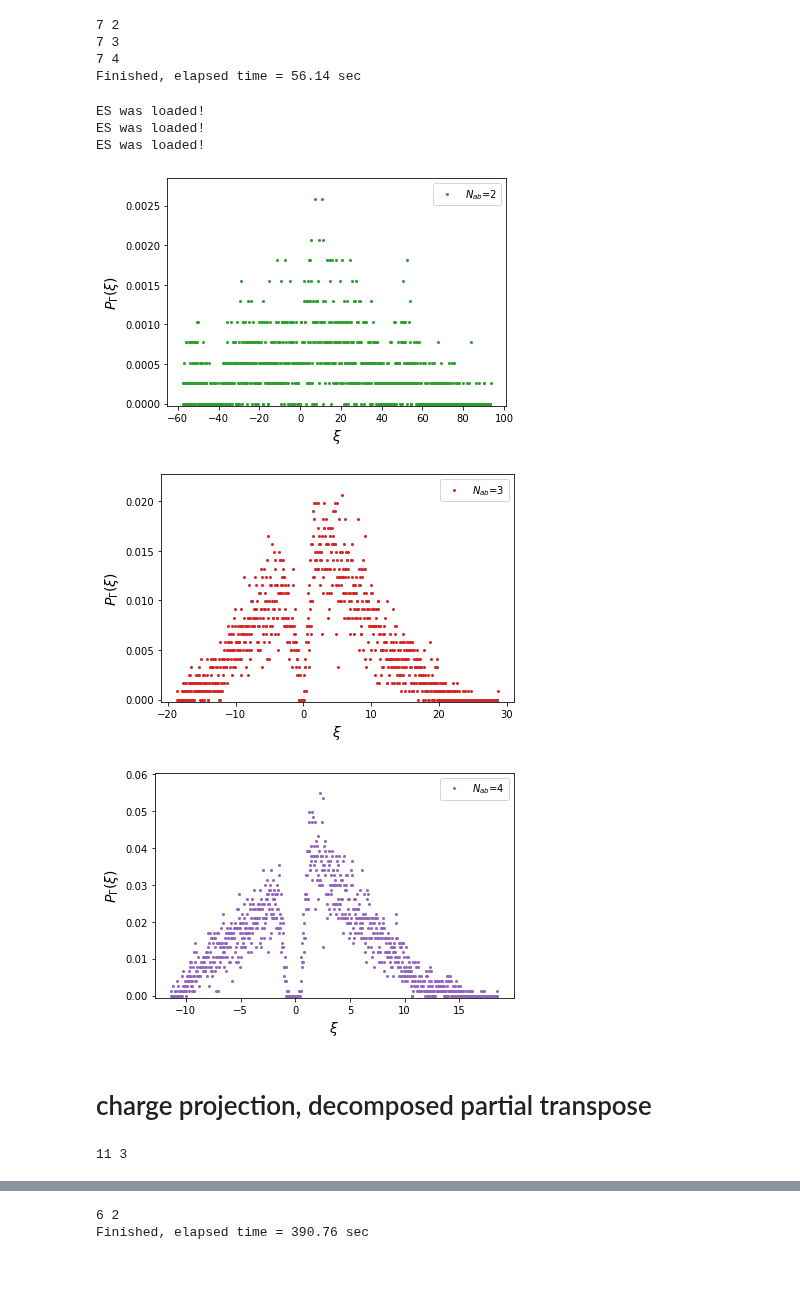
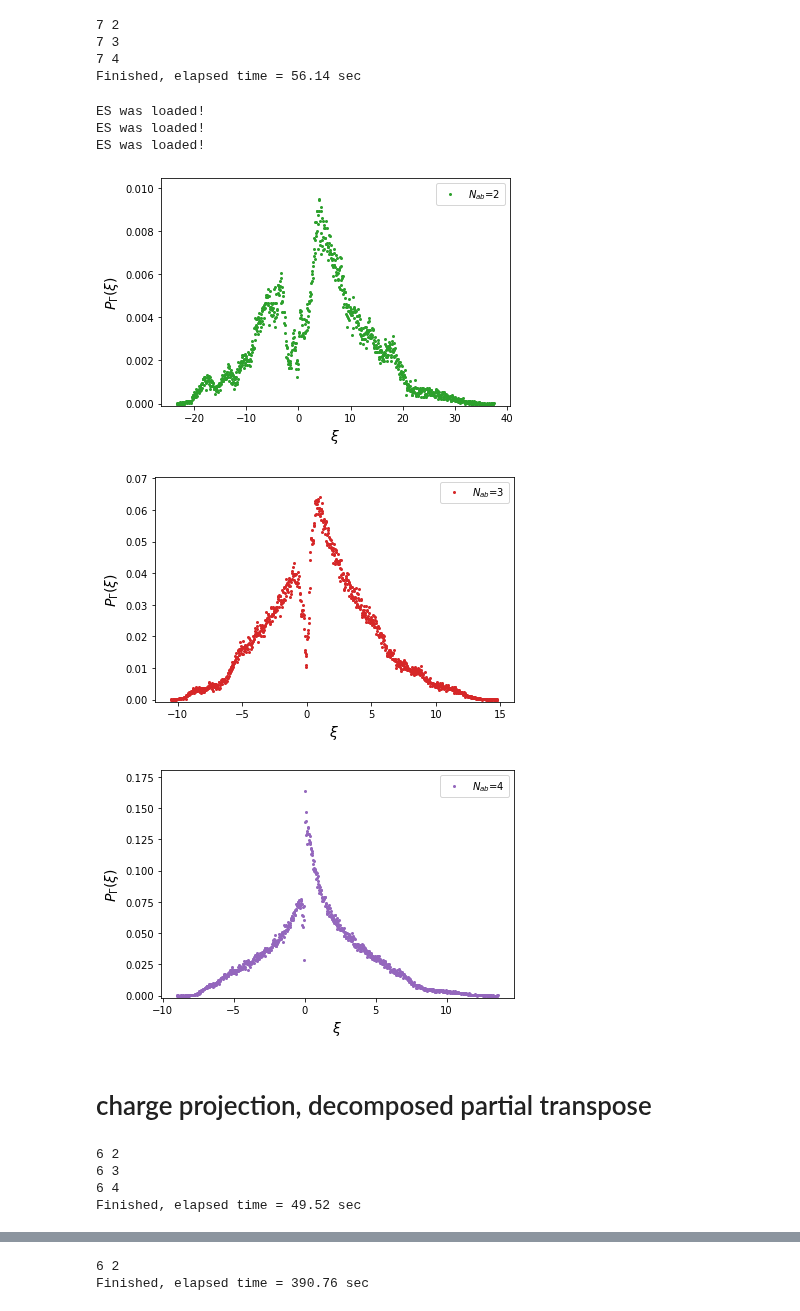
Before and after one commit to hassan-shap/RMT, a Jupyter notebook: U1_symmetry.ipynb, the cells around one changed output, grey strips where cells are left out. Saved outputs shown, nothing was run; the diff lists cells and outputs as text; code cells hidden in the pictures; blank space fills up the shorter version.

```diff
--- a/U1_symmetry.ipynb
+++ b/U1_symmetry.ipynb
@@ -789,7 +789,7 @@ Lb=6
 Na=r**La
 Nb=r**Lb
 
-Lc=4
+Lc=5
 
 Npt = int((La+Lb+Lc)/2)
 # Npt_ab_list = np.arange(max(Npt-Lc,1),int((La+Lb))+1)
@@ -842,54 +842,54 @@ for i_pt in Npt_ab_list:
 
     lw=0.2
     ymax=np.sort(n)[-2]*1.1
     plt.legend()
     plt.ylim(-ymax/100,ymax)
 
 # plt.plot( [0,0],[0,ymax],'k--',linewidth=lw)
 # plt.xscale("log")
 # plt.yscale("log")
     # plt.xlim(-10,10)
     # plt.yticks(np.arange(0.,ymax+0.1,0.5))
     # plt.legend()
     fsize=14
     if symm==1:
         plt.ylabel(r'$P_\Gamma(\xi)$',fontsize = fsize)
         plt.xlabel(r"$\xi$",fontsize = fsize)
     else:
         plt.ylabel(r'$P_\Gamma(\xi)$',fontsize = fsize)
         plt.xlabel(r"$ \xi$",fontsize = fsize)
 
     plt.tight_layout()
 # if symm==1:
 #     plt.savefig('figs/NS_r_%d_LA_%d_symm.pdf' % (r,La+Lb))
 # else:
 #     plt.savefig('figs/NS_r_%d_LA_%d.pdf' % (r,La+Lb))
 plt.show()
 # %% [output]
 ES was loaded!
 ES was loaded!
 ES was loaded!
-[figure, old version]
+[figure, new version]
-[figure, old version]
+[figure, new version]
-[figure, old version]
+[figure, new version]
 # %% [markdown]
 # charge projection, decomposed partial transpose
 # %%
-Nrep = 10000
+Nrep = 1000
 r=2 # local Hilbert space dim
 symm=1
 
-La=5
-Lb=5
+La=2
+Lb=6
 Na=r**La
 Nb=r**Lb
 
-Lc=12
+Lc=4
 
 Npt = int((La+Lb+Lc)/2)
 # Npt_ab_list = np.arange(max(Npt-Lc,1),int((La+Lb))+1)
 # Npt_ab_list=np.arange(2,Npt)
-Npt_ab_list=np.arange(3,7)
+Npt_ab_list=np.arange(2,5)
 
 Nc=r**Lc
 
@@ -954,4 +954,7 @@ for i_pt in Npt_ab_list:
 elapsed = time.time() - t_timer
 print("Finished, elapsed time = %.2f " % (elapsed)+ "sec")
 # %% [output]
-11 3
+6 2
+6 3
+6 4
+Finished, elapsed time = 49.52 sec
```
Also changed, not shown: parts of 2 cells of this notebook, 1 other file.
